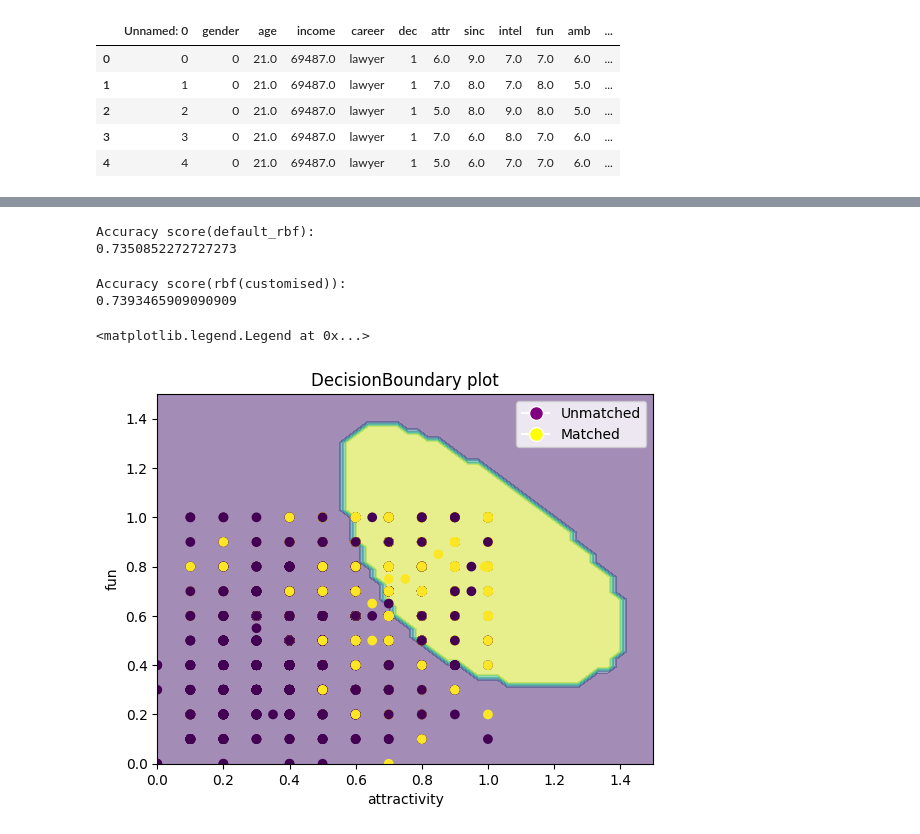
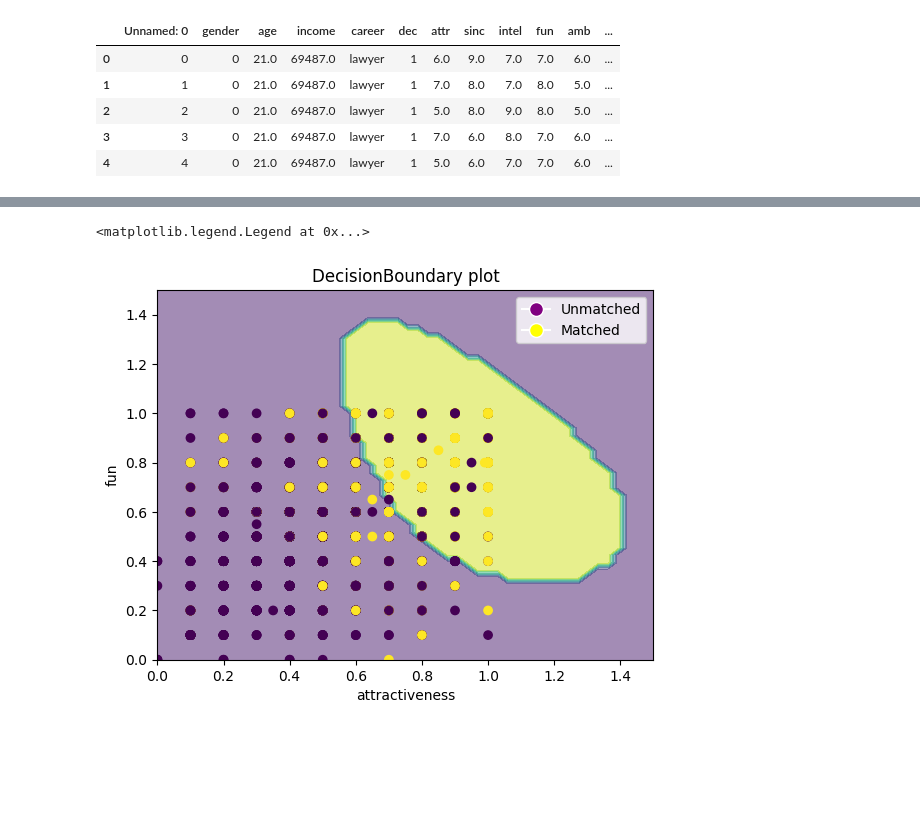
Before and after one commit to Abhi-sheKkK/ProjectX_VJTI, a Jupyter notebook: Dating.ipynb, the cells around one changed output, grey strips where cells are left out. Drawn from its saved outputs; the diff is of its cells as text; code cells hidden in the pictures; blank space fills up the shorter version.

Commit message:
updated notebook and output plot

```diff
--- a/Dating.ipynb
+++ b/Dating.ipynb
@@ -14,9 +14,7 @@ df.head()
 | 3 | 3 | 0 | 21.0 | 69487.0 | lawyer | 1 | 7.0 | 6.0 | 8.0 | 7.0 | 6.0 | ... |
 | 4 | 4 | 0 | 21.0 | 69487.0 | lawyer | 1 | 5.0 | 6.0 | 7.0 | 7.0 | 6.0 | ... |
 # %%
-newdf=df.drop(["gender",'age','income','career','sinc','intel','amb','like'],axis=1)
+newdf=df.drop(["Unnamed: 0","career"],axis=1)
-# %%
-newdf=newdf.drop("Unnamed: 0",axis=1)
 # %%
 newdf.head()
 # %% [output]
@@ -54,6 +114,4 @@ plt.scatter(X_train[:,0],X_train[:,1],c=Y_train)
 # %%
 from sklearn.svm import SVC
-classifier=SVC(kernel="linear",random_state=0)
+classifier=SVC(kernel="rbf",gamma=2,C=1,random_state=0)
 classifier.fit(X_train,Y_train)
-#predicting test results
-Y_pred=classifier.predict(X_test)
@@ -67,6 +119,0 @@ Accuracy score(linear-defualt):
-# %%
-from sklearn.svm import SVC
-classifier=SVC(kernel="linear",C=10,random_state=0)
-classifier.fit(X_train,Y_train)
-#predicting test results
-Y_pred=classifier.predict(X_test)
@@ -86,7 +119,0 @@ Y_pred=classifier.predict(X_test)
-# %%
-from sklearn import metrics
-print("Accuracy score(default_rbf):")
-print(metrics.accuracy_score(Y_test,Y_pred))
-# %% [output]
-Accuracy score(default_rbf):
-0.7350852272727273
@@ -99,7 +119,0 @@ Y_pred=classifier.predict(X_test)
-# %%
-from sklearn import metrics
-print("Accuracy score(rbf(customised)):")
-print(metrics.accuracy_score(Y_test,Y_pred))
-# %% [output]
-Accuracy score(rbf(customised)):
-0.7393465909090909
@@ -108,16 +120,17 @@ from sklearn.inspection import DecisionBoundaryDisplay
 # %%
+from sklearn.inspection import DecisionBoundaryDisplay
 disp=DecisionBoundaryDisplay.from_estimator(classifier,X_train,response_method="predict",alpha=0.5)
 scatter=disp.ax_.scatter(X_train[:,0],X_train[:,1],c=Y_train)
 disp.ax_.set_xlim(0, 1.5)
 disp.ax_.set_ylim(0, 1.5)
 
-disp.ax_.set_xlabel("attractivity")
+disp.ax_.set_xlabel("attractiveness")
 disp.ax_.set_ylabel("fun")
 disp.ax_.set_title("DecisionBoundary plot")
 class_labels = ['Unmatched','Matched']
 class_handles = [plt.Line2D([0], [0], marker='o', color='w', markerfacecolor='purple', markersize=10),
                  plt.Line2D([0], [0], marker='o', color='w', markerfacecolor='yellow', markersize=10)]
 disp.ax_.legend(class_handles, class_labels)
 # %% [output]
 <matplotlib.legend.Legend at 0x...>
-[figure, old version]
+[figure, new version]
```
Also changed, not shown: parts of 23 cells of this notebook, 1 other file.
